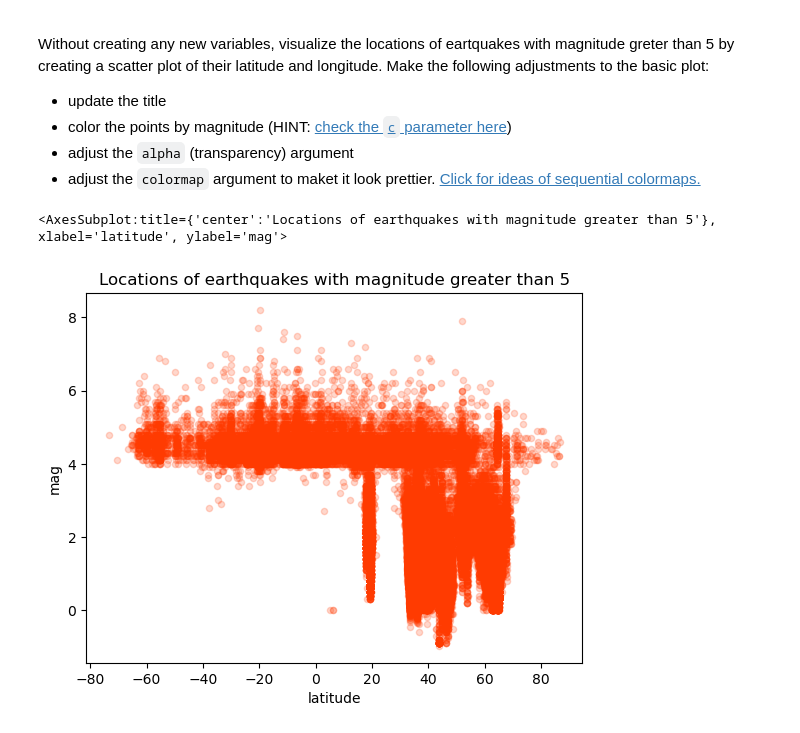
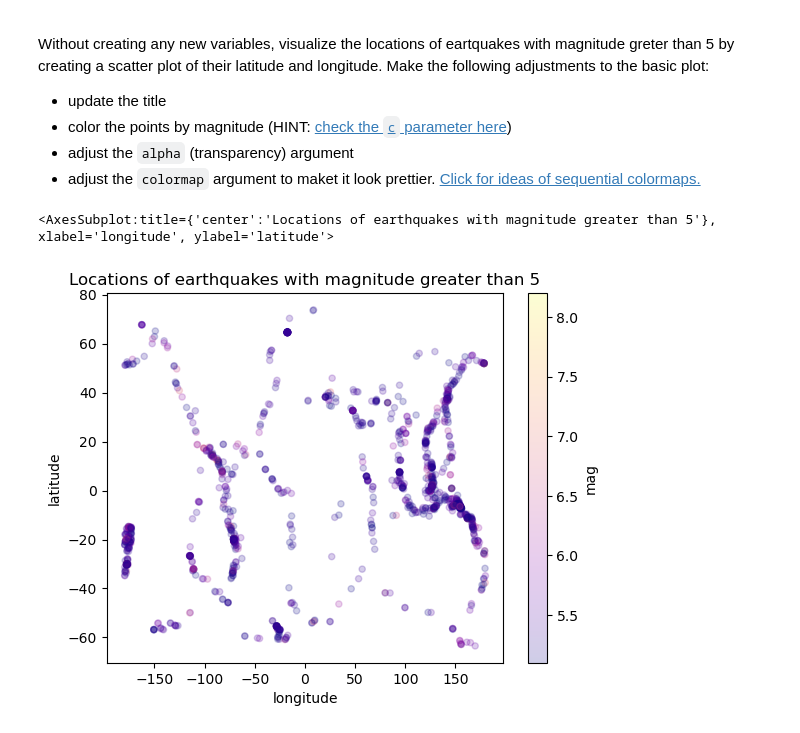
Before and after one commit to lchenhub/eds220-hwk-1, a Jupyter notebook: hwk1-task4.ipynb, the cells around one changed output. Cells and saved outputs as stored; diff of their text form; code cells hidden in the pictures.

```diff
--- a/hwk1-task4.ipynb
+++ b/hwk1-task4.ipynb
@@ -207,13 +229,14 @@ Without creating any new variables, visualize the locations of eartquakes with m
 # %%
 # scatter plot for locations of earthquakes w magnitude greater than 5
 
-eqk.plot(kind='scatter',
+eqk[eqk['mag'] > 5].plot(kind='scatter',
          title='Locations of earthquakes with magnitude greater than 5',  #updated title
-              x='latitude',
-              y='mag',
-             color='#ff3b01',  #adjust colormap
-              alpha=0.2 # changed transparency of points
+              x='longitude',
+              y='latitude',
+              c = 'mag',
+             colormap='plasma',  #adjusted colormap to be pretty
+              alpha=0.2 # adjusted 'alpha' transparency of points
              )
 # %% [output]
-<AxesSubplot:title={'center':'Locations of earthquakes with magnitude greater than 5'}, xlabel='latitude', ylabel='mag'>
+<AxesSubplot:title={'center':'Locations of earthquakes with magnitude greater than 5'}, xlabel='longitude', ylabel='latitude'>
-[figure, old version]
+[figure, new version]
```
Also changed, not shown: parts of 10 cells of this notebook.
